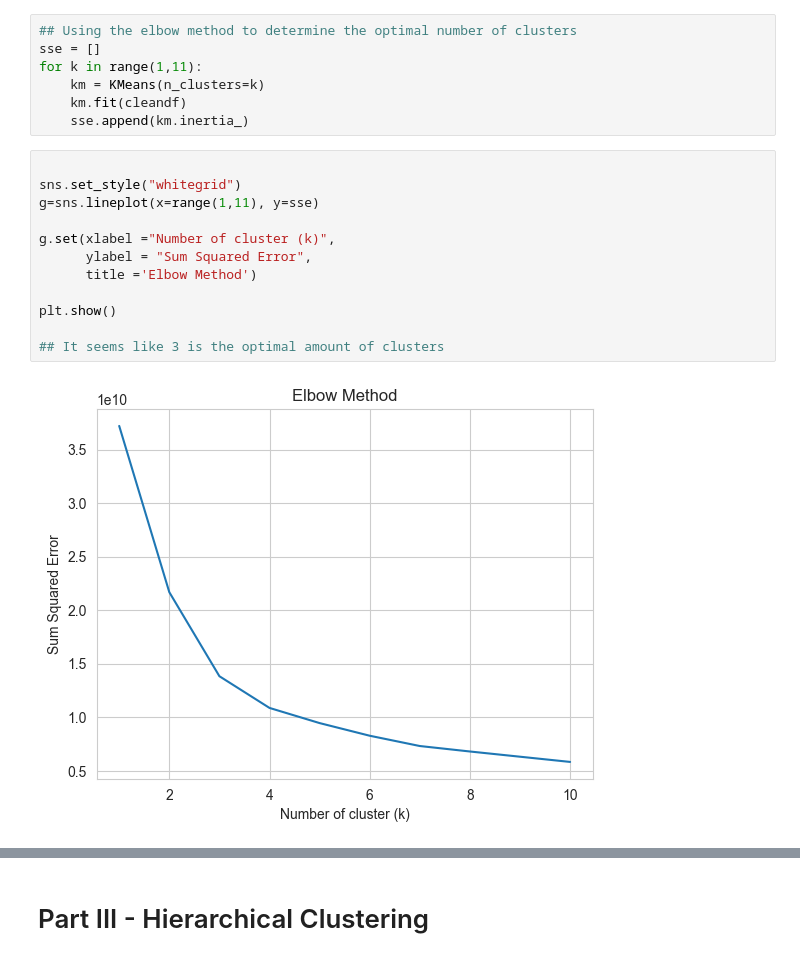
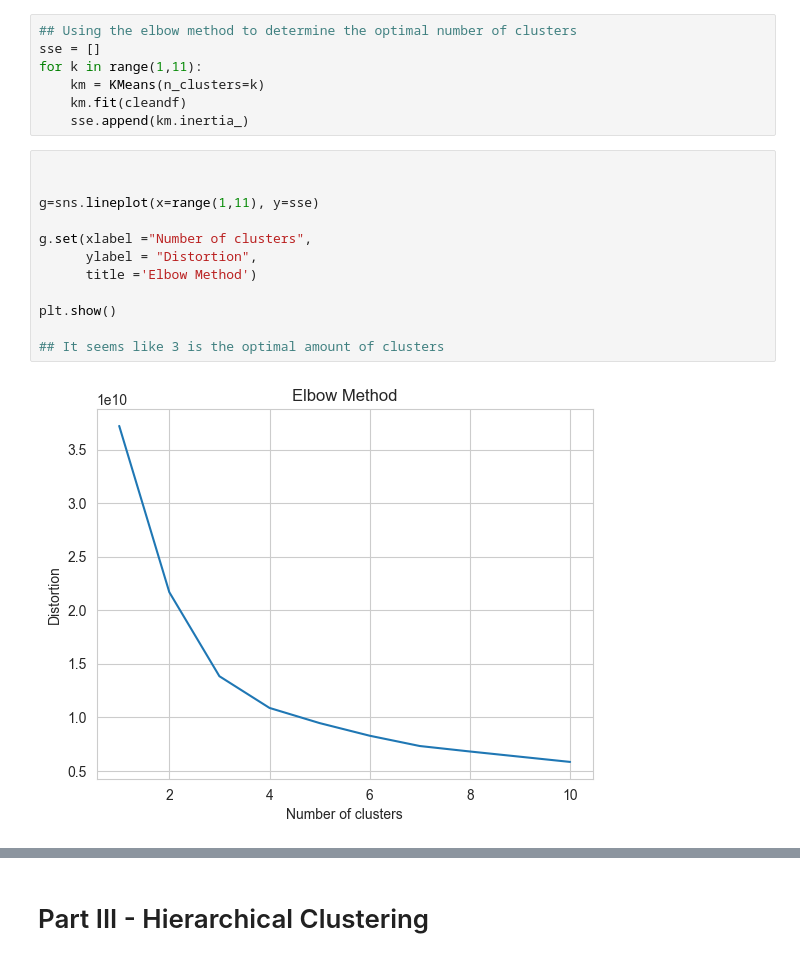
Before and after one commit to DavidOrmsby/Cluster-Grouping-Customers, a Jupyter notebook: Unsupervised Learning - Project.ipynb, the cells around one changed output, grey strips where cells are left out. Cells and saved outputs as stored; diff of their text form.

```diff
--- a/Unsupervised Learning - Project.ipynb
+++ b/Unsupervised Learning - Project.ipynb
@@ -137,18 +139,18 @@ for k in range(1,11):
     sse.append(km.inertia_)
 # %%
 
-sns.set_style("whitegrid")
+
 g=sns.lineplot(x=range(1,11), y=sse)
 
-g.set(xlabel ="Number of cluster (k)",
-      ylabel = "Sum Squared Error",
+g.set(xlabel ="Number of clusters",
+      ylabel = "Distortion",
       title ='Elbow Method')
 
 plt.show()
 
 ## It seems like 3 is the optimal amount of clusters
 # %% [output]
-[figure, old version]
+[figure, new version]
 # %%
 km=KMeans(n_clusters=3)
 km.fit(cleandf)
```
Also changed, not shown: parts of 17 cells of this notebook.
